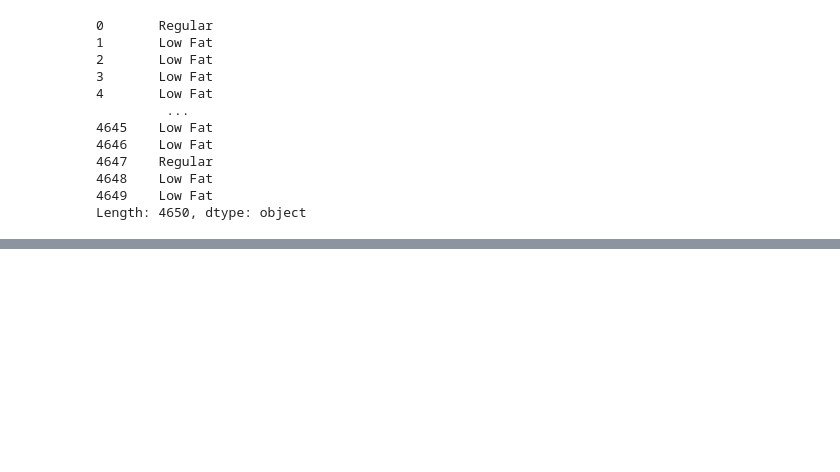
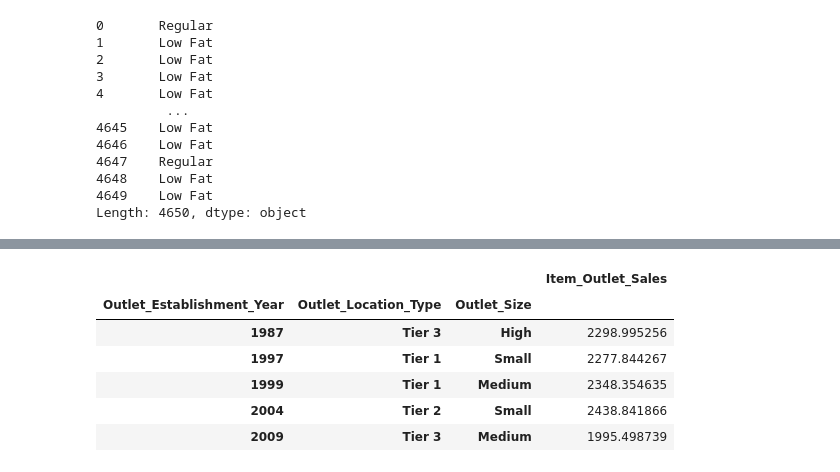
Before and after one commit to Prime91Manu/Guides, a Jupyter notebook: Guides_Folder/Python/07. Introduction to Pandas.ipynb, the cells around one changed output, grey strips where cells are left out. Drawn from its saved outputs; the diff is of its cells as text; code cells hidden in the pictures; blank space fills up the shorter version.

```diff
--- a/Guides_Folder/Python/07. Introduction to Pandas.ipynb
+++ b/Guides_Folder/Python/07. Introduction to Pandas.ipynb
@@ -681,0 +791,10 @@ Name: Item_MRP, dtype: float64
+# %%
+pd.pivot_table( data_BM, index = ['Outlet_Establishment_Year','Outlet_Location_Type','Outlet_Size'], values = "Item_Outlet_Sales")
+# %% [output]
+|  |  |  | Item_Outlet_Sales |
+| Outlet_Establishment_Year | Outlet_Location_Type | Outlet_Size |  |
+| 1987 | Tier 3 | High | 2298.995256 |
+| 1997 | Tier 1 | Small | 2277.844267 |
+| 1999 | Tier 1 | Medium | 2348.354635 |
+| 2004 | Tier 2 | Small | 2438.841866 |
+| 2009 | Tier 3 | Medium | 1995.498739 |
```
Also changed, not shown: parts of 14 cells of this notebook, 12 other files.
